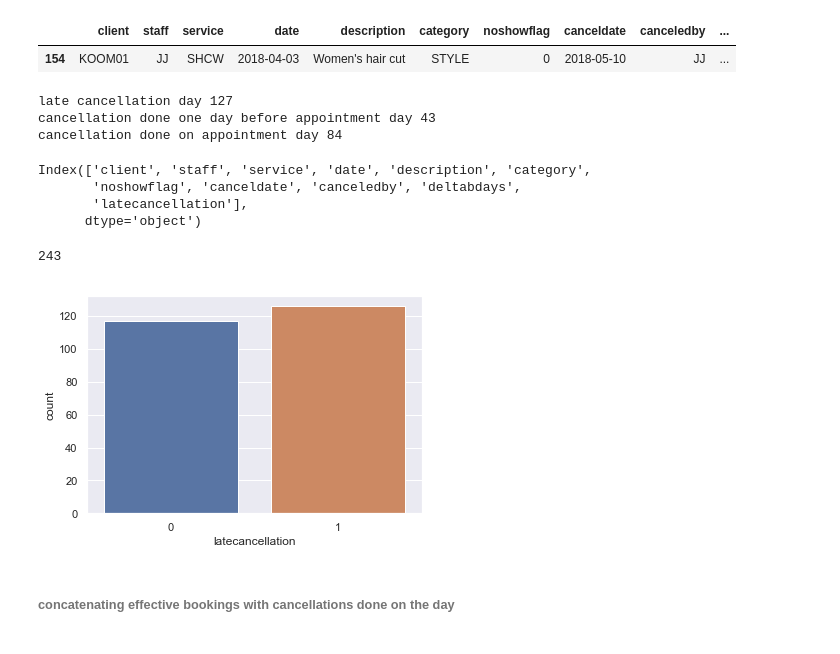
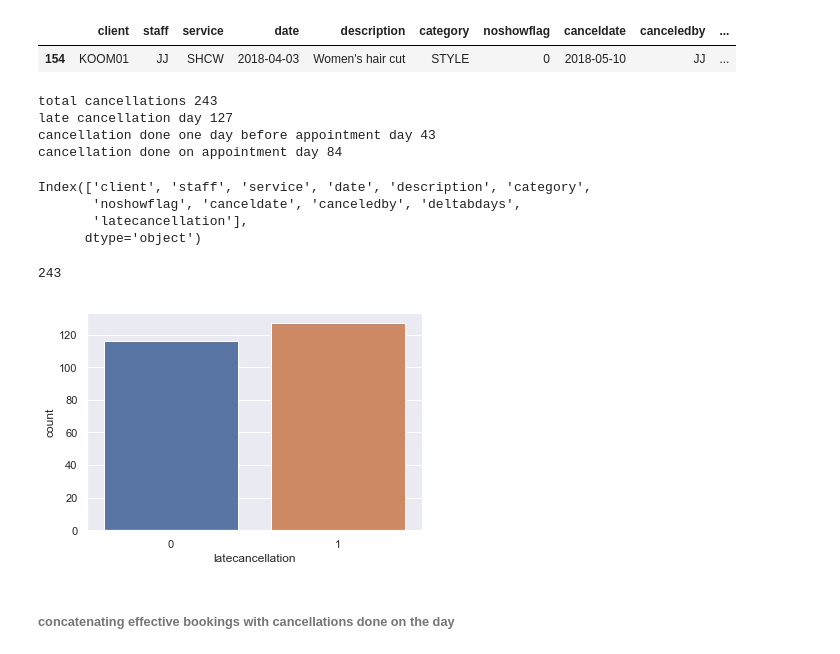
Before and after one commit to ericma007/p1, a Jupyter notebook: notebooks/init-database-exploration.ipynb, the cells around one changed output. Saved outputs shown, nothing was run; the diff lists cells and outputs as text; code cells hidden in the pictures.

```diff
--- a/notebooks/init-database-exploration.ipynb
+++ b/notebooks/init-database-exploration.ipynb
@@ -672,12 +669,14 @@ cancellations2[(cancellations2.deltabdays<0)]
 cancellations2["latecancellation"]=0
 cancellations2["noshowflag"]=0
 cancellations2.loc[((cancellations2.deltabdays==0) | (cancellations2.deltabdays==1)),"latecancellation"]=1
+print('total cancellations',len(cancellations2))
 print('late cancellation day',len(cancellations2[(cancellations2.latecancellation==1)]))
 cancellations2.loc[(cancellations2.deltabdays==0),"noshowflag"]=1
 print('cancellation done one day before appointment day',len(cancellations2[(cancellations2.latecancellation==1) & (cancellations2.noshowflag==0)]))
 print('cancellation done on appointment day',len(cancellations2[(cancellations2.noshowflag==1)]))
 cancellations2.columns
 # %% [output]
+total cancellations 243
 late cancellation day 127
 cancellation done one day before appointment day 43
 cancellation done on appointment day 84
@@ -695,9 +694,9 @@ len(cancellation3)
 # %% [output]
 243
 # %%
-ax = sns.countplot(x="latecancellation", data=cancellations3)
+ax = sns.countplot(x="latecancellation", data=cancellation3)
 # %% [output]
-[figure, old version]
+[figure, new version]
 # %% [markdown]
 <h6> concatenating effective bookings with cancellations done on the day
 # %%
```
Also changed, not shown: parts of 43 cells of this notebook, 8 other files.
